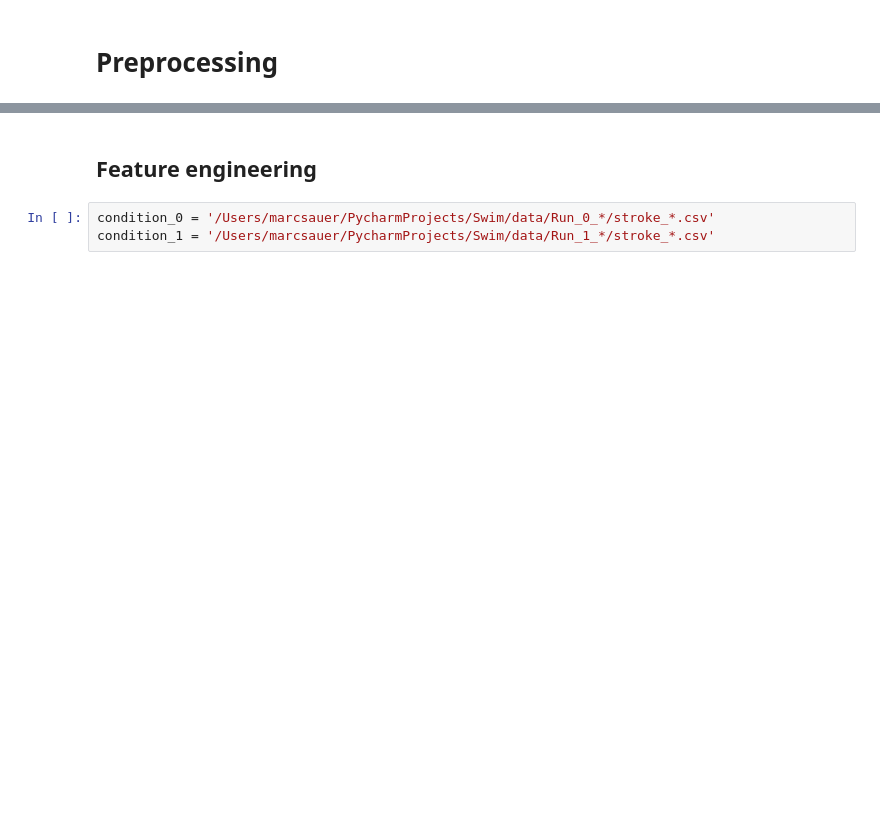
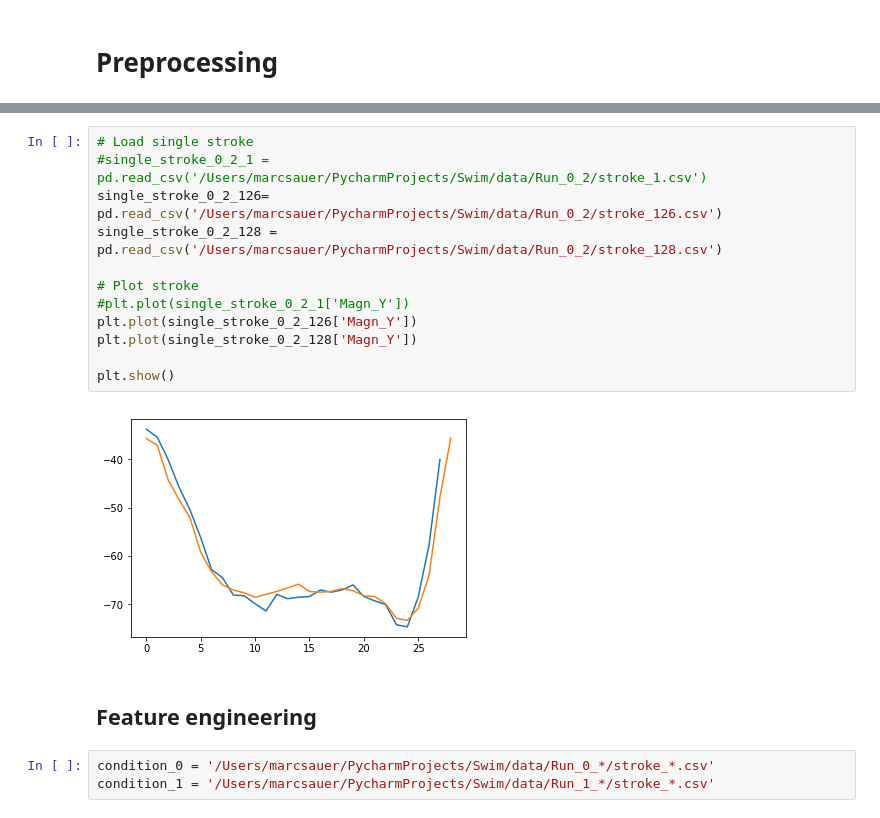
Before and after one commit to MarcSauer1986/Swim, a Jupyter notebook: experiments/Swim_preprocessing.ipynb, the cells around one changed output, grey strips where cells are left out. Cells and saved outputs as stored; diff of their text form; blank space fills up the shorter version.

```diff
--- a/experiments/Swim_preprocessing.ipynb
+++ b/experiments/Swim_preprocessing.ipynb
@@ -138,3 +222,17 @@ Max: 152.669998
+# %%
+# Load single stroke
+#single_stroke_0_2_1 = pd.read_csv('/Users/marcsauer/PycharmProjects/Swim/data/Run_0_2/stroke_1.csv')
+single_stroke_0_2_126= pd.read_csv('/Users/marcsauer/PycharmProjects/Swim/data/Run_0_2/stroke_126.csv')
+single_stroke_0_2_128 = pd.read_csv('/Users/marcsauer/PycharmProjects/Swim/data/Run_0_2/stroke_128.csv')
+
+# Plot stroke
+#plt.plot(single_stroke_0_2_1['Magn_Y'])
+plt.plot(single_stroke_0_2_126['Magn_Y'])
+plt.plot(single_stroke_0_2_128['Magn_Y'])
+
+plt.show()
+# %% [output]
+[figure, added]
 # %% [markdown]
 ## Feature engineering
 # %%
```
Also changed, not shown: parts of 36 cells of this notebook.
